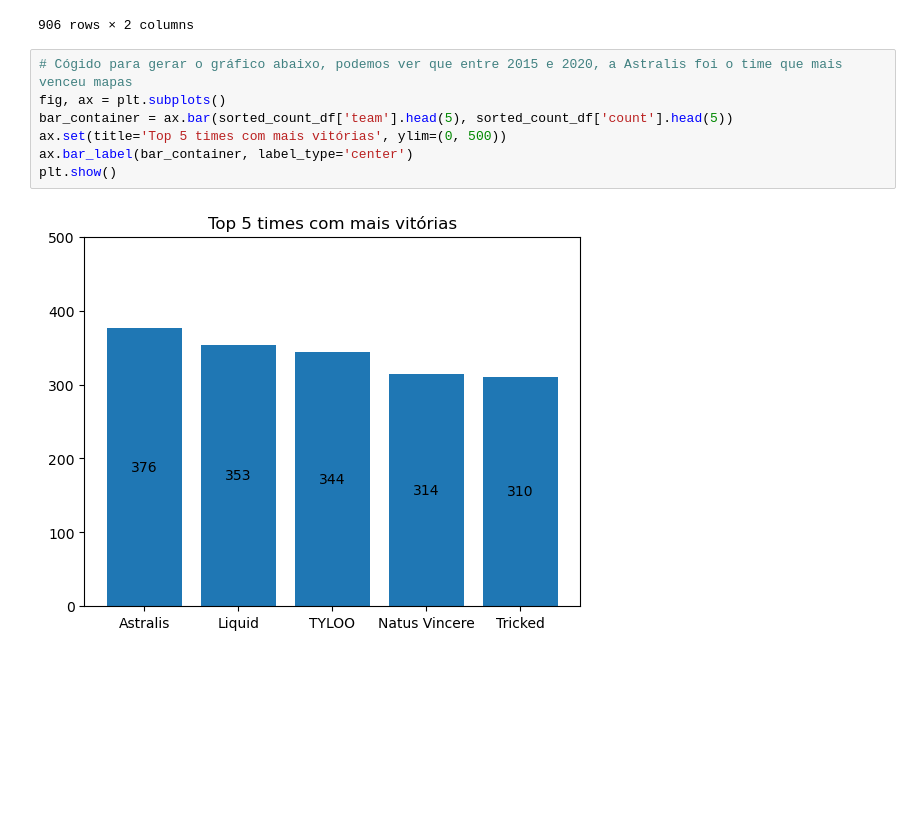
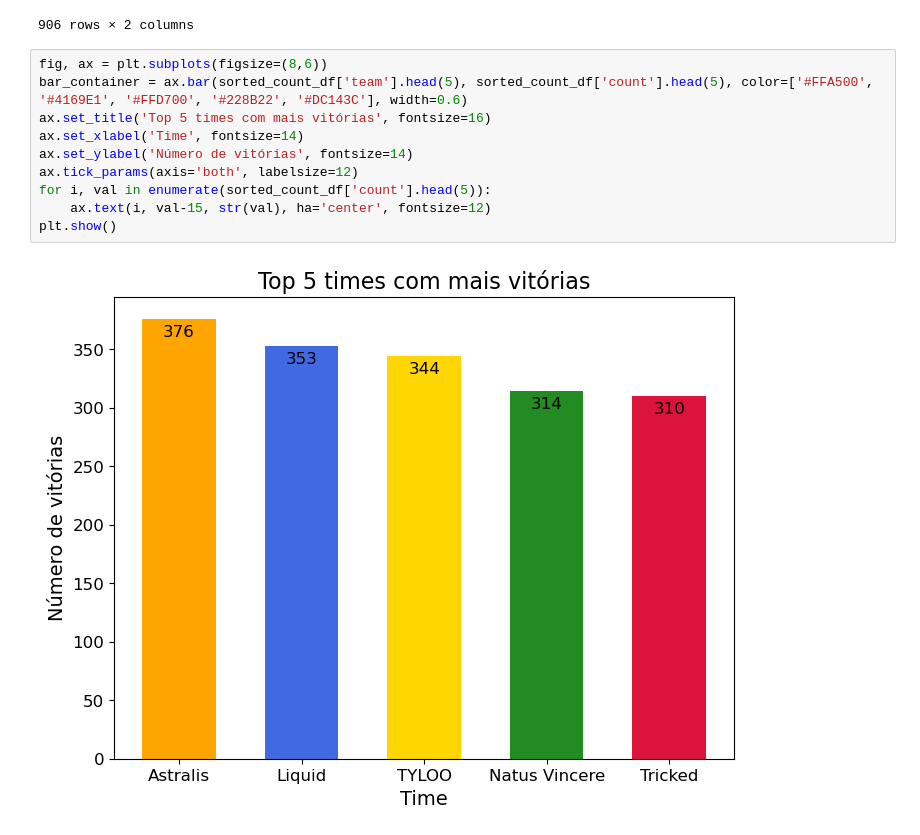
Before and after one commit to DanielMarinhoFerreira/Projeto-Integrador-III-CSV, a Jupyter notebook: analytics/analise_exploratoria_top5_vencedores_mapas.ipynb, the cells around one changed output. Saved outputs shown, nothing was run; the diff lists cells and outputs as text; blank space fills up the shorter version.

```diff
--- a/analytics/analise_exploratoria_top5_vencedores_mapas.ipynb
+++ b/analytics/analise_exploratoria_top5_vencedores_mapas.ipynb
@@ -148,12 +148,15 @@ display(sorted_count_df)
 | 637 | Saltbae | 1 |
 | 905 | zzz | 1 |
 906 rows × 2 columns
-# %%
-# Cógido para gerar o gráfico abaixo, podemos ver que entre 2015 e 2020, a Astralis foi o time que mais venceu mapas
-fig, ax = plt.subplots()
-bar_container = ax.bar(sorted_count_df['team'].head(5), sorted_count_df['count'].head(5))
-ax.set(title='Top 5 times com mais vitórias', ylim=(0, 500))
-ax.bar_label(bar_container, label_type='center')
-plt.show()
-# %% [output]
-[figure, removed]
+# %%
+fig, ax = plt.subplots(figsize=(8,6))
+bar_container = ax.bar(sorted_count_df['team'].head(5), sorted_count_df['count'].head(5), color=['#FFA500', '#4169E1', '#FFD700', '#228B22', '#DC143C'], width=0.6)
+ax.set_title('Top 5 times com mais vitórias', fontsize=16)
+ax.set_xlabel('Time', fontsize=14)
+ax.set_ylabel('Número de vitórias', fontsize=14)
+ax.tick_params(axis='both', labelsize=12)
+for i, val in enumerate(sorted_count_df['count'].head(5)):
+    ax.text(i, val-15, str(val), ha='center', fontsize=12)
+plt.show()
+# %% [output]
+[figure, added]
```
